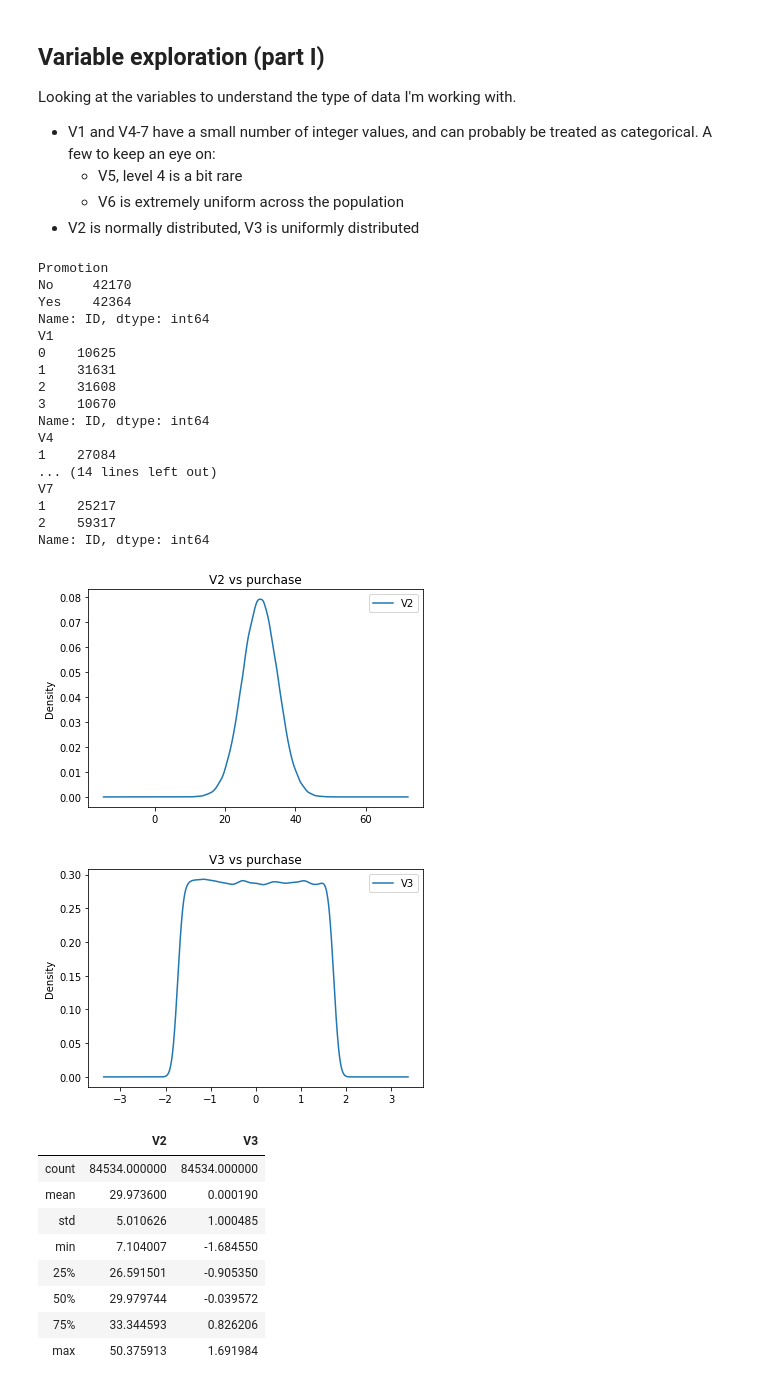
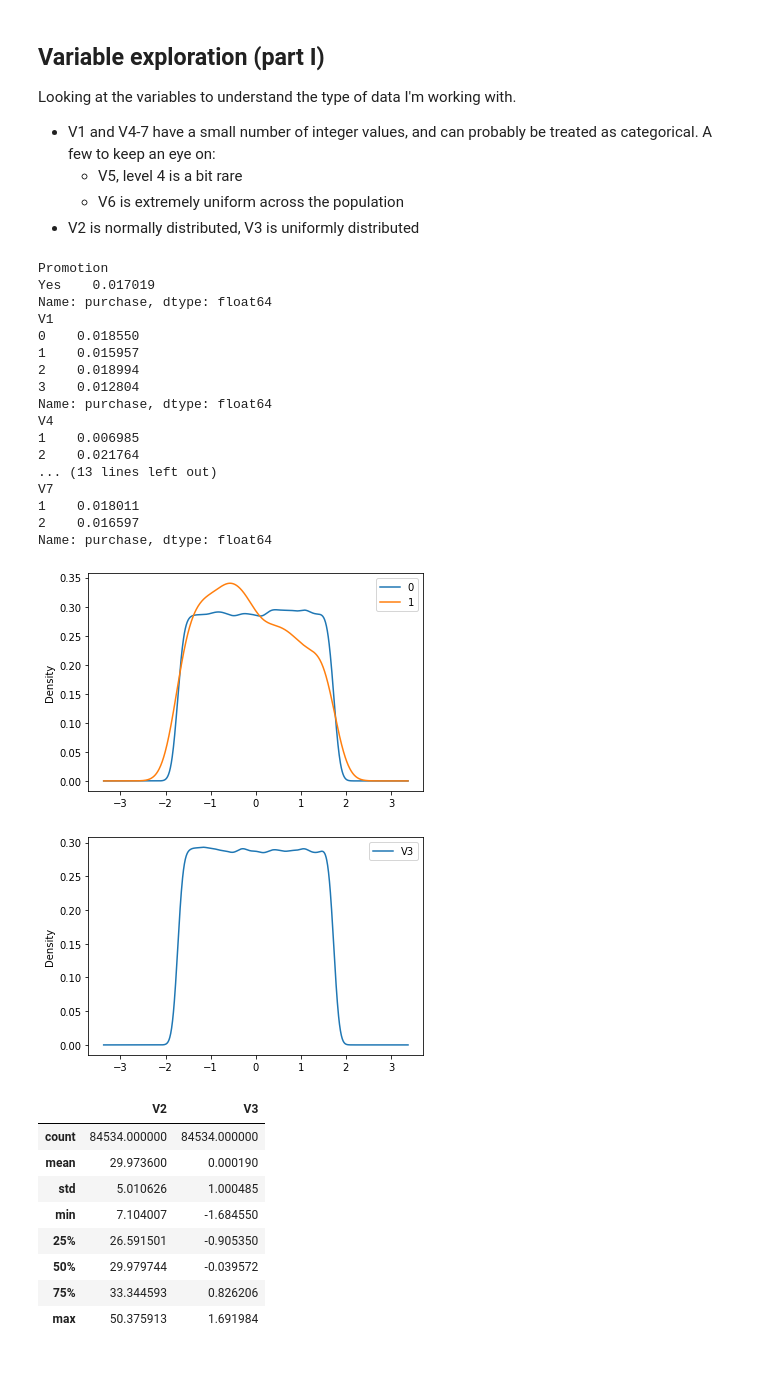
Before and after one commit to dsduncan/udsn_sbux, a Jupyter notebook: promotion_recommendation.ipynb, the cells around one changed output. Drawn from its saved outputs; the diff is of its cells as text; code cells hidden in the pictures.

Commit message:
wip: Model training set up

```diff
--- a/promotion_recommendation.ipynb
+++ b/promotion_recommendation.ipynb
@@ -33,34 +41,34 @@ Looking at the variables to understand the type of data I'm working with.
 * V2 is normally distributed, V3 is uniformly distributed
 # %%
 for var in ['Promotion', 'V1', 'V4', 'V5', 'V6', 'V7']:
-    print(train_data.groupby(var).ID.count())
+    print(train_data.loc[train_data.Promotion=='Yes'].groupby(var).purchase.mean())
 # %% [output]
 Promotion
-No     42170
-Yes    42364
-Name: ID, dtype: int64
+Yes    0.017019
+Name: purchase, dtype: float64
 V1
-0    10625
-1    31631
-2    31608
-3    10670
-Name: ID, dtype: int64
+0    0.018550
+1    0.015957
+2    0.018994
+3    0.012804
+Name: purchase, dtype: float64
 V4
-1    27084
-... (14 lines left out)
+1    0.006985
+2    0.021764
+... (13 lines left out)
 V7
-1    25217
-2    59317
-Name: ID, dtype: int64
+1    0.018011
+2    0.016597
+Name: purchase, dtype: float64
 # %%
-train_data.V2.plot(kind='density', legend=True)
+train_data.loc[train_data.Promotion=='Yes'].groupby('purchase').V3.plot(kind='density', legend=True)
 plt.show()
 train_data.V3.plot(kind='density', legend=True)
 plt.show()
 train_data.loc[:, ['V2', 'V3']].describe()
 # %% [output]
-[figure, old version]
+[figure, new version]
-[figure, old version]
+[figure, new version]
 |  | V2 | V3 |
 | count | 84534.000000 | 84534.000000 |
 | mean | 29.973600 | 0.000190 |
```
Also changed, not shown: parts of 20 cells of this notebook.
